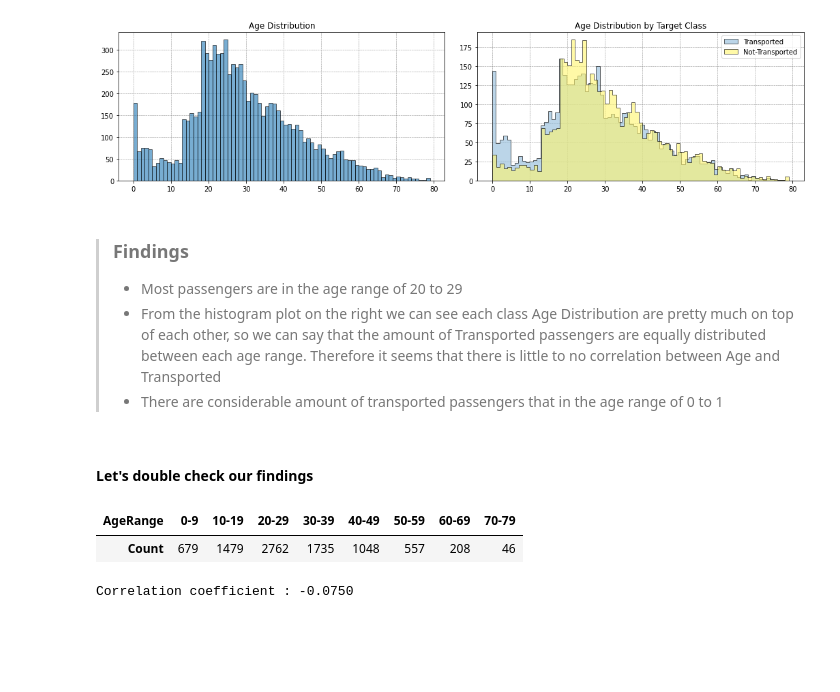
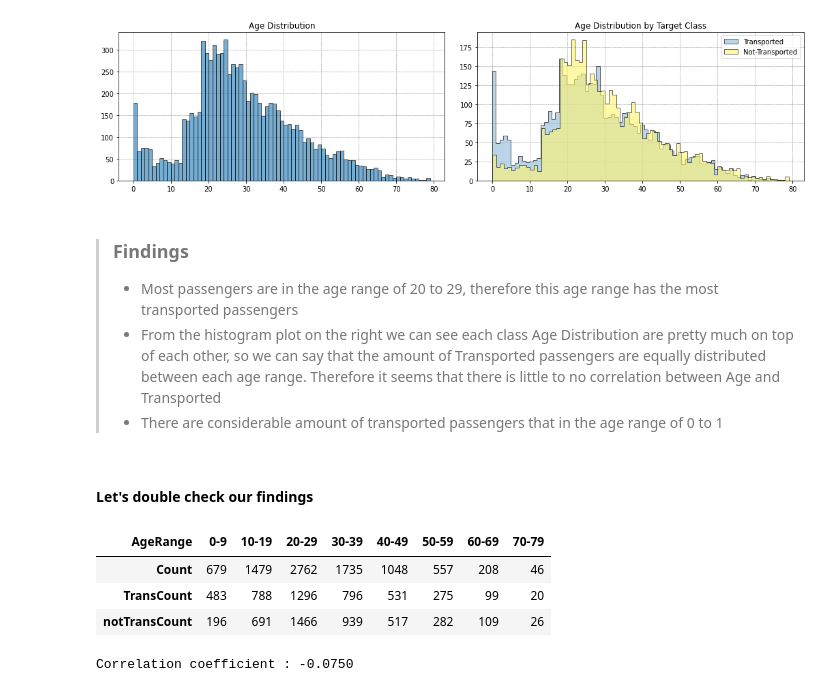
Before and after one commit to junedism/ams-classifier, a Jupyter notebook: spaceship-titanic-exploratory-data-analysis.ipynb, the cells around one changed output. Cells and saved outputs as stored; diff of their text form; code cells hidden in the pictures; blank space fills up the shorter version.

Commit message:
Kaggle Notebook | Spaceship Titanic Exploratory Data Analysis | Version 4

```diff
--- a/spaceship-titanic-exploratory-data-analysis.ipynb
+++ b/spaceship-titanic-exploratory-data-analysis.ipynb
@@ -180,25 +184,29 @@ plt.show();
 [figure]
 # %% [markdown]
 > ### Findings
->* Most passengers are in the age range of 20 to 29
+>* Most passengers are in the age range of 20 to 29, therefore this age range has the most transported passengers
 >* From the histogram plot on the right we can see each class Age Distribution are pretty much on top of each other, so we can say that the amount of Transported passengers are equally distributed between each age range. Therefore it seems that there is little to no correlation between Age and Transported
 >* There are considerable amount of transported passengers that in the age range of 0 to 1
 # %% [markdown]
 #### Let's double check our findings
 # %%
-# Check which age range with the most passenger
+# Check which age range has the most passengers and most transported passengers
 age_list = []
 for i in range(0, 80, 10):
     item = []
     item.append("%d-%d" % (i, i+9))
     item.append(data_train[(data_train["Age"] >= i) & (data_train["Age"] < i+10)]["Age"].count())
+    item.append(data_train[(data_train["Transported"]) & (data_train["Age"] >= i) & (data_train["Age"] < i+10)]["Age"].count())
+    item.append(data_train[(~data_train["Transported"]) & (data_train["Age"] >= i) & (data_train["Age"] < i+10)]["Age"].count())
     age_list.append(item)
 
-age_list = pd.DataFrame(age_list, columns=["AgeRange", "Count"]).set_index("AgeRange").transpose()
+age_list = pd.DataFrame(age_list, columns=["AgeRange", "Count", "TransCount", "notTransCount"]).set_index("AgeRange").transpose()
 age_list
 # %% [output]
 | AgeRange | 0-9 | 10-19 | 20-29 | 30-39 | 40-49 | 50-59 | 60-69 | 70-79 |
 | Count | 679 | 1479 | 2762 | 1735 | 1048 | 557 | 208 | 46 |
+| TransCount | 483 | 788 | 1296 | 796 | 531 | 275 | 99 | 20 |
+| notTransCount | 196 | 691 | 1466 | 939 | 517 | 282 | 109 | 26 |
 # %%
 # Check the correlation of Age and Transported feature
 data_cluster = data_train[["Age", "Transported"]].corr()
```
Also changed, not shown: parts of 15 cells of this notebook.
